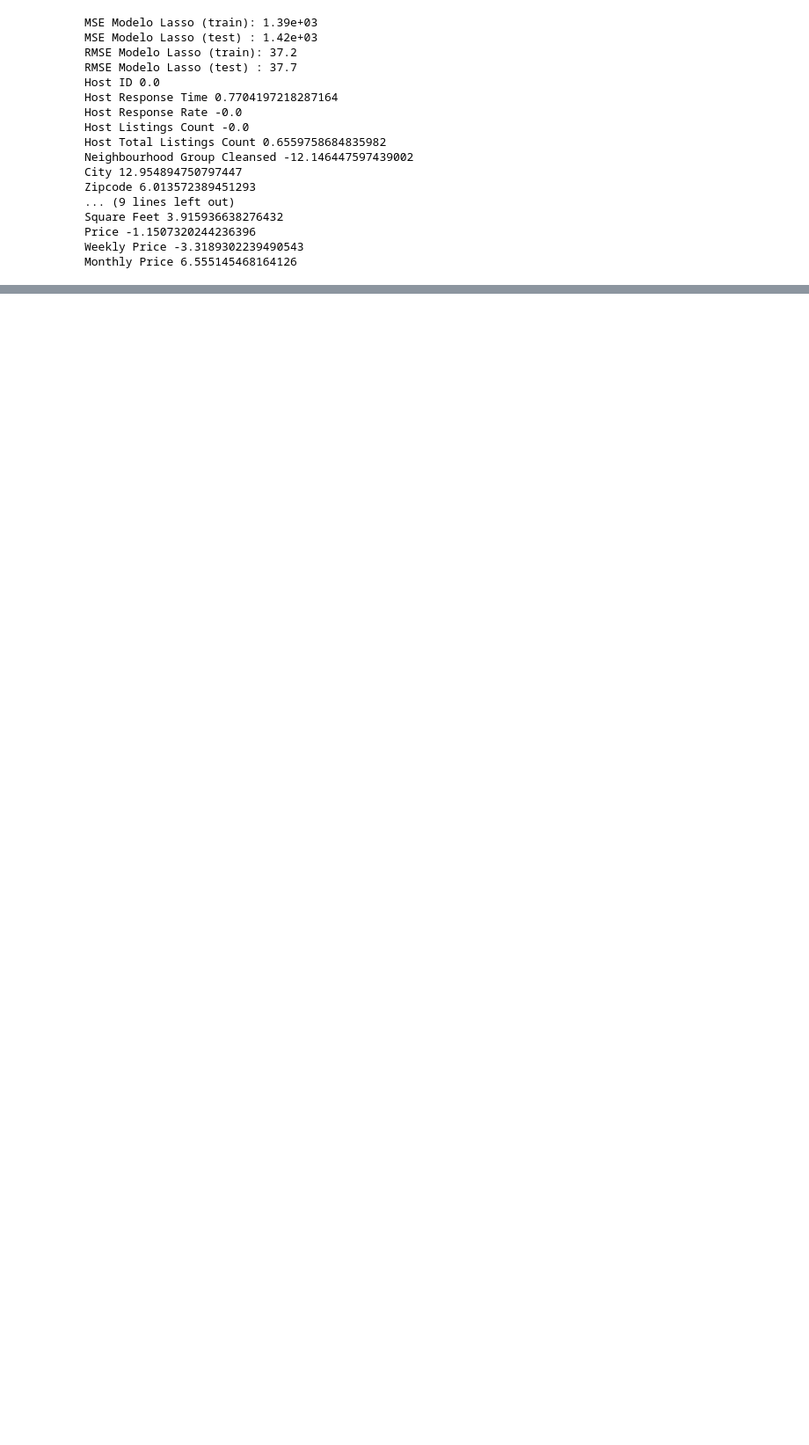
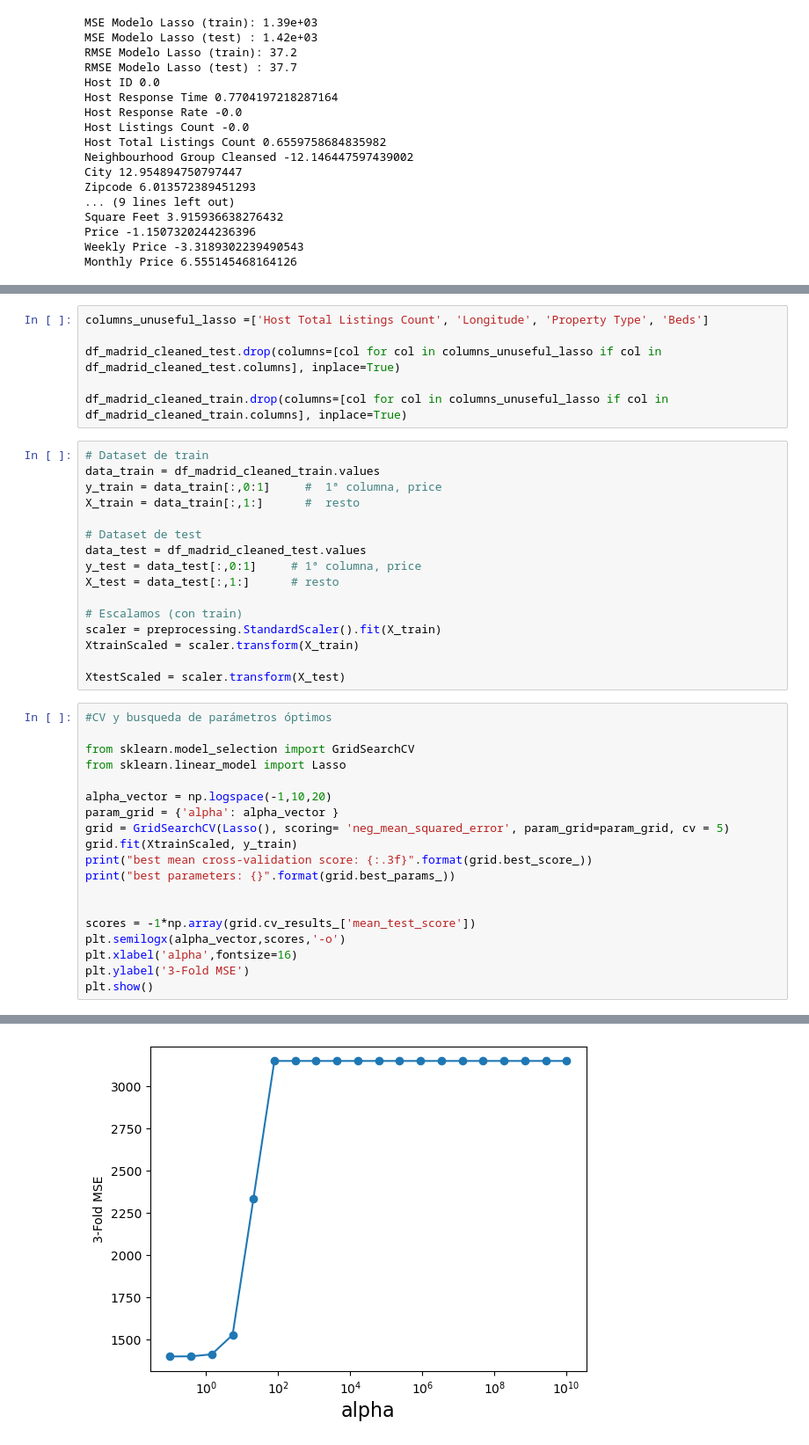
Before and after one commit to gschneiderv/bootcamp_data, a Jupyter notebook: Machine-Learning-101/practica_gs.ipynb, the cells around one changed output, grey strips where cells are left out. Shown at 88% size. Saved outputs shown, nothing was run; the diff lists cells and outputs as text; blank space fills up the shorter version.

```diff
--- a/Machine-Learning-101/practica_gs.ipynb
+++ b/Machine-Learning-101/practica_gs.ipynb
@@ -974,0 +979,42 @@ Monthly Price 6.555145468164126
+# %%
+columns_unuseful_lasso =['Host Total Listings Count', 'Longitude', 'Property Type', 'Beds']
+
+df_madrid_cleaned_test.drop(columns=[col for col in columns_unuseful_lasso if col in df_madrid_cleaned_test.columns], inplace=True)
+
+df_madrid_cleaned_train.drop(columns=[col for col in columns_unuseful_lasso if col in df_madrid_cleaned_train.columns], inplace=True)
+# %%
+# Dataset de train
+data_train = df_madrid_cleaned_train.values
+y_train = data_train[:,0:1]     #  1ª columna, price
+X_train = data_train[:,1:]      #  resto
+
+# Dataset de test
+data_test = df_madrid_cleaned_test.values
+y_test = data_test[:,0:1]     # 1ª columna, price
+X_test = data_test[:,1:]      # resto
+
+# Escalamos (con train)
+scaler = preprocessing.StandardScaler().fit(X_train)
+XtrainScaled = scaler.transform(X_train)
+
+XtestScaled = scaler.transform(X_test)
+# %%
+#CV y busqueda de parámetros óptimos
+
+from sklearn.model_selection import GridSearchCV
+from sklearn.linear_model import Lasso
+
+alpha_vector = np.logspace(-1,10,20)
+param_grid = {'alpha': alpha_vector }
+grid = GridSearchCV(Lasso(), scoring= 'neg_mean_squared_error', param_grid=param_grid, cv = 5)
+grid.fit(XtrainScaled, y_train)
+print("best mean cross-validation score: {:.3f}".format(grid.best_score_))
+print("best parameters: {}".format(grid.best_params_))
+
+
+scores = -1*np.array(grid.cv_results_['mean_test_score'])
+plt.semilogx(alpha_vector,scores,'-o')
+plt.xlabel('alpha',fontsize=16)
+plt.ylabel('3-Fold MSE')
+plt.show()
+# %% [output]
@@ -974,0 +1023 @@ Monthly Price 6.555145468164126
+[figure, added]
```
Also changed, not shown: parts of 10 cells of this notebook.
